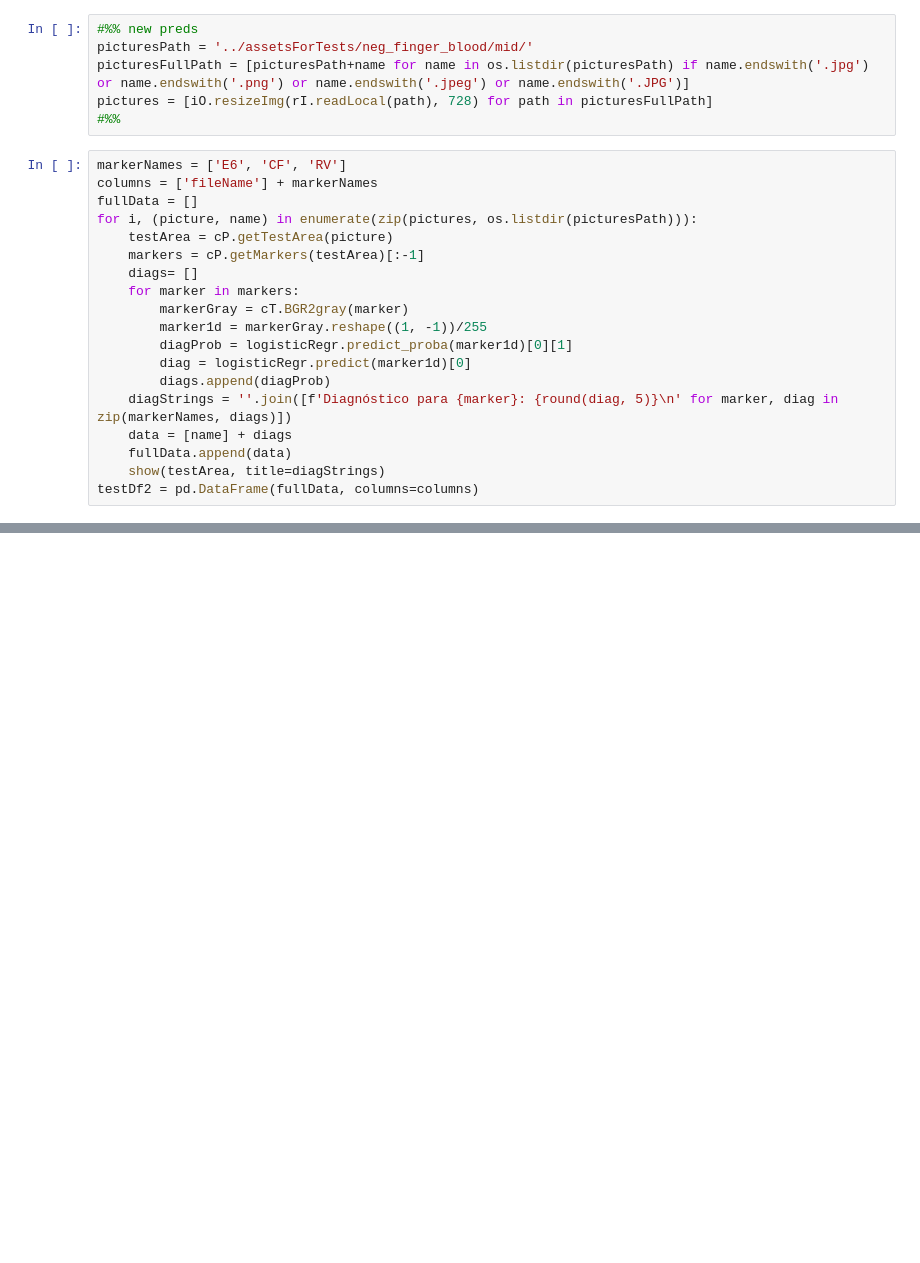
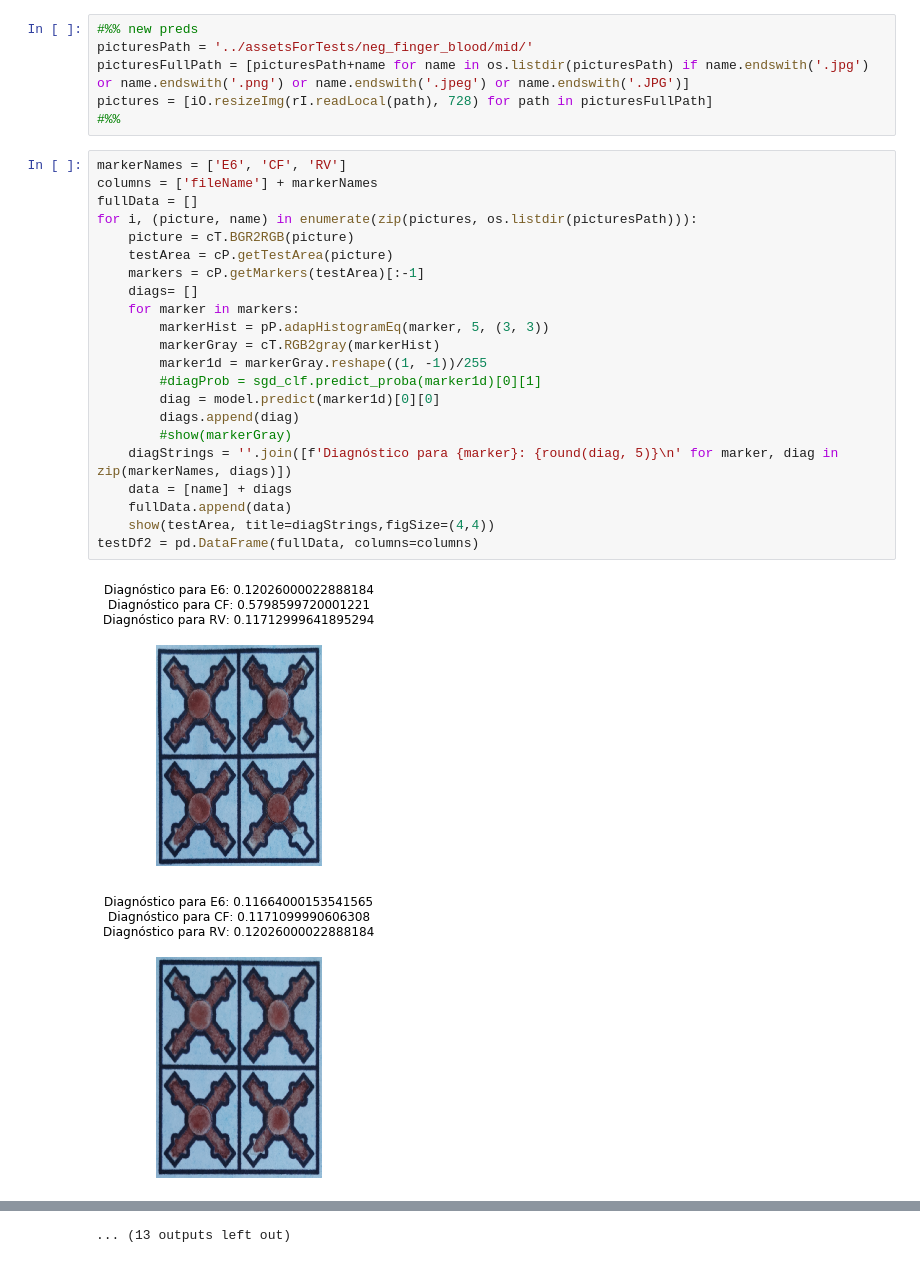
Before and after one commit to GallitoCopeton/AppProcessGab, a Jupyter notebook: Dataframe creation/Untitled1.ipynb, the cells around one changed output, grey strips where cells are left out. Cells and saved outputs as stored; diff of their text form; blank space fills up the shorter version.

```diff
--- a/Dataframe creation/Untitled1.ipynb
+++ b/Dataframe creation/Untitled1.ipynb
@@ -156,19 +188,25 @@ pictures = [iO.resizeImg(rI.readLocal(path), 728) for path in picturesFullPath]
 # %%
 markerNames = ['E6', 'CF', 'RV']
 columns = ['fileName'] + markerNames
 fullData = []
 for i, (picture, name) in enumerate(zip(pictures, os.listdir(picturesPath))):
+    picture = cT.BGR2RGB(picture)
     testArea = cP.getTestArea(picture)
     markers = cP.getMarkers(testArea)[:-1]
     diags= []
     for marker in markers:
-        markerGray = cT.BGR2gray(marker)
+        markerHist = pP.adapHistogramEq(marker, 5, (3, 3))
+        markerGray = cT.RGB2gray(markerHist)
         marker1d = markerGray.reshape((1, -1))/255
-        diagProb = logisticRegr.predict_proba(marker1d)[0][1]
-        diag = logisticRegr.predict(marker1d)[0]
-        diags.append(diagProb)
+        #diagProb = sgd_clf.predict_proba(marker1d)[0][1]
+        diag = model.predict(marker1d)[0][0]
+        diags.append(diag)
+        #show(markerGray)
     diagStrings = ''.join([f'Diagnóstico para {marker}: {round(diag, 5)}\n' for marker, diag in zip(markerNames, diags)])
     data = [name] + diags
     fullData.append(data)
-    show(testArea, title=diagStrings)
+    show(testArea, title=diagStrings,figSize=(4,4))
 testDf2 = pd.DataFrame(fullData, columns=columns)
+# %% [output]
+[figure, added]
+[figure, added]
@@ -174,0 +223 @@ testDf2 = pd.DataFrame(fullData, columns=columns)
+... (13 outputs left out)
```
Also changed, not shown: parts of 38 cells of this notebook.
